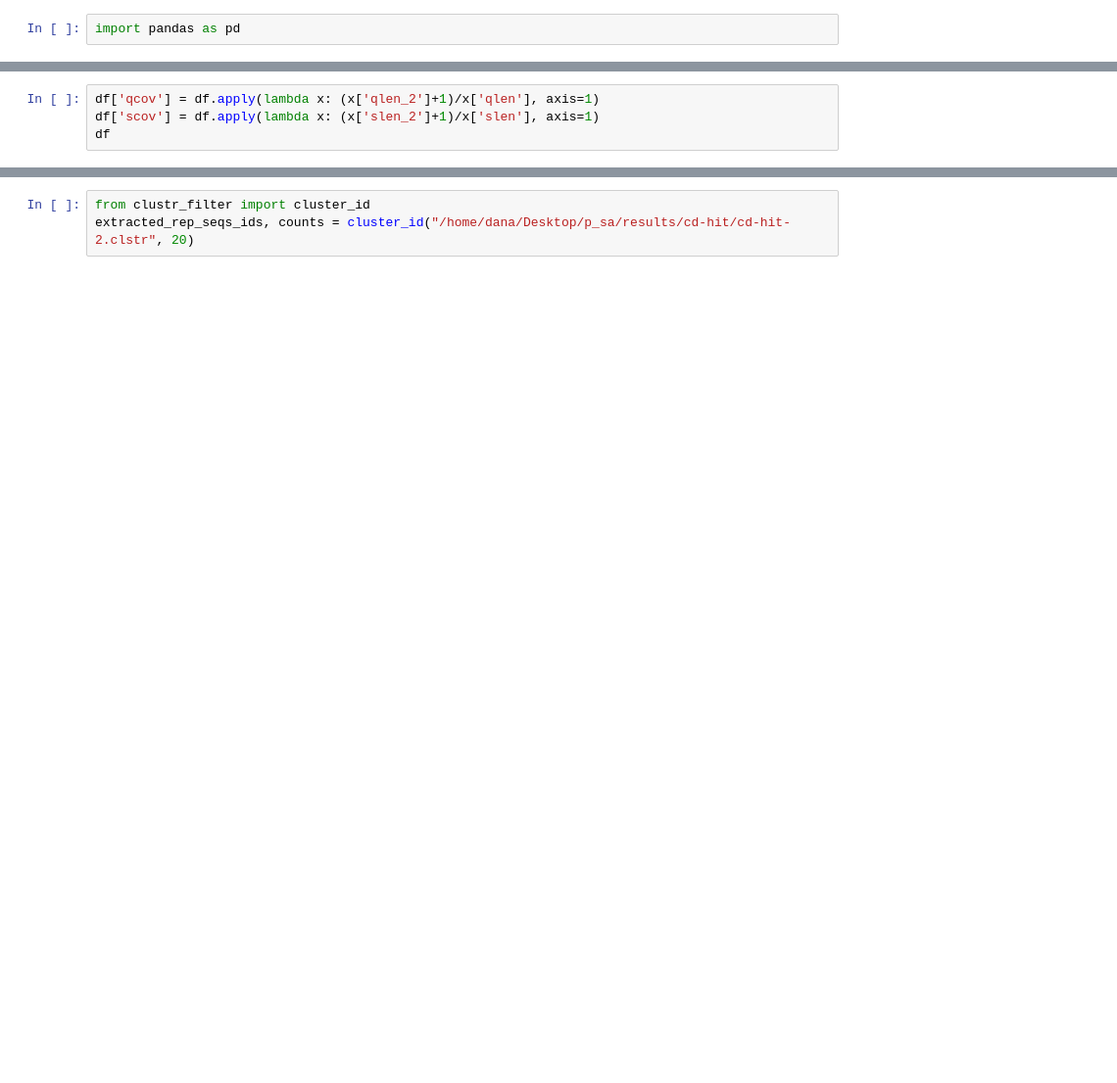
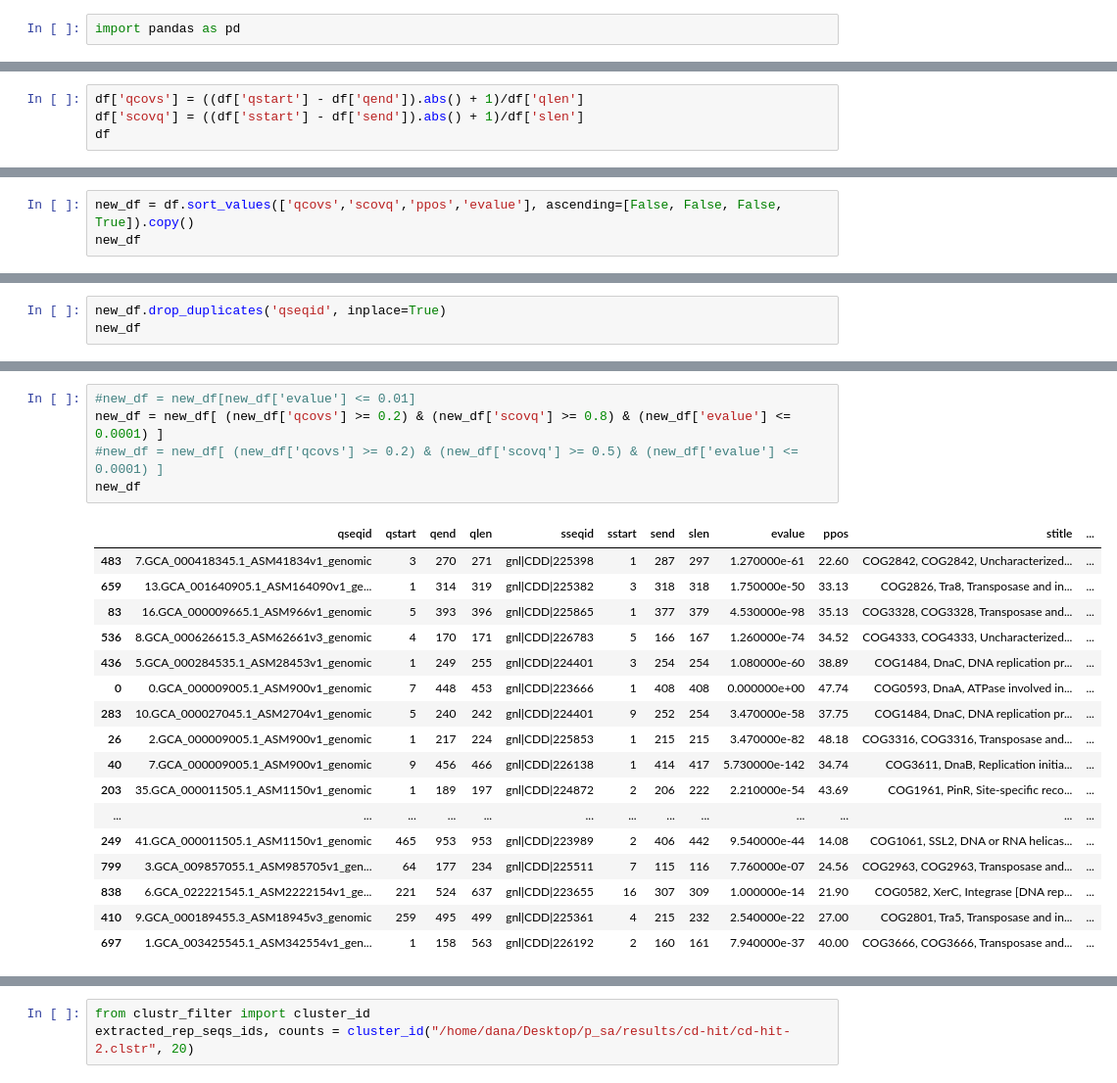
Before and after one commit to Dana162001/Transposons_Analysis, a Jupyter notebook: notebooks/df_cog.ipynb, the cells around one changed output, grey strips where cells are left out. Shown at 98% size. Cells and saved outputs as stored; diff of their text form; blank space fills up the shorter version.

```diff
--- a/notebooks/df_cog.ipynb
+++ b/notebooks/df_cog.ipynb
@@ -40,4 +25,0 @@ df
-# %%
-df['qcov'] = df.apply(lambda x: (x['qlen_2']+1)/x['qlen'], axis=1)
-df['scov'] = df.apply(lambda x: (x['slen_2']+1)/x['slen'], axis=1)
-df
@@ -57,0 +26,4 @@ df
+# %%
+df['qcovs'] = ((df['qstart'] - df['qend']).abs() + 1)/df['qlen']
+df['scovq'] = ((df['sstart'] - df['send']).abs() + 1)/df['slen']
+df
@@ -126,0 +50,3 @@ ppos_df
+# %%
+new_df = df.sort_values(['qcovs','scovq','ppos','evalue'], ascending=[False, False, False, True]).copy()
+new_df
@@ -126,0 +67,3 @@ ppos_df
+# %%
+new_df.drop_duplicates('qseqid', inplace=True)
+new_df
@@ -126,0 +84,23 @@ ppos_df
+# %%
+#new_df = new_df[new_df['evalue'] <= 0.01]
+new_df = new_df[ (new_df['qcovs'] >= 0.2) & (new_df['scovq'] >= 0.8) & (new_df['evalue'] <= 0.0001) ]
+#new_df = new_df[ (new_df['qcovs'] >= 0.2) & (new_df['scovq'] >= 0.5) & (new_df['evalue'] <= 0.0001) ]
+new_df
+# %% [output]
+|  | qseqid | qstart | qend | qlen | sseqid | sstart | send | slen | evalue | ppos | stitle | ... |
+| 483 | 7.GCA_000418345.1_ASM41834v1_genomic | 3 | 270 | 271 | gnl|CDD|225398 | 1 | 287 | 297 | 1.270000e-61 | 22.60 | COG2842, COG2842, Uncharacterized... | ... |
+| 659 | 13.GCA_001640905.1_ASM164090v1_ge... | 1 | 314 | 319 | gnl|CDD|225382 | 3 | 318 | 318 | 1.750000e-50 | 33.13 | COG2826, Tra8, Transposase and in... | ... |
+| 83 | 16.GCA_000009665.1_ASM966v1_genomic | 5 | 393 | 396 | gnl|CDD|225865 | 1 | 377 | 379 | 4.530000e-98 | 35.13 | COG3328, COG3328, Transposase and... | ... |
+| 536 | 8.GCA_000626615.3_ASM62661v3_genomic | 4 | 170 | 171 | gnl|CDD|226783 | 5 | 166 | 167 | 1.260000e-74 | 34.52 | COG4333, COG4333, Uncharacterized... | ... |
+| 436 | 5.GCA_000284535.1_ASM28453v1_genomic | 1 | 249 | 255 | gnl|CDD|224401 | 3 | 254 | 254 | 1.080000e-60 | 38.89 | COG1484, DnaC, DNA replication pr... | ... |
+| 0 | 0.GCA_000009005.1_ASM900v1_genomic | 7 | 448 | 453 | gnl|CDD|223666 | 1 | 408 | 408 | 0.000000e+00 | 47.74 | COG0593, DnaA, ATPase involved in... | ... |
+| 283 | 10.GCA_000027045.1_ASM2704v1_genomic | 5 | 240 | 242 | gnl|CDD|224401 | 9 | 252 | 254 | 3.470000e-58 | 37.75 | COG1484, DnaC, DNA replication pr... | ... |
+| 26 | 2.GCA_000009005.1_ASM900v1_genomic | 1 | 217 | 224 | gnl|CDD|225853 | 1 | 215 | 215 | 3.470000e-82 | 48.18 | COG3316, COG3316, Transposase and... | ... |
+| 40 | 7.GCA_000009005.1_ASM900v1_genomic | 9 | 456 | 466 | gnl|CDD|226138 | 1 | 414 | 417 | 5.730000e-142 | 34.74 | COG3611, DnaB, Replication initia... | ... |
+| 203 | 35.GCA_000011505.1_ASM1150v1_genomic | 1 | 189 | 197 | gnl|CDD|224872 | 2 | 206 | 222 | 2.210000e-54 | 43.69 | COG1961, PinR, Site-specific reco... | ... |
+| ... | ... | ... | ... | ... | ... | ... | ... | ... | ... | ... | ... | ... |
+| 249 | 41.GCA_000011505.1_ASM1150v1_genomic | 465 | 953 | 953 | gnl|CDD|223989 | 2 | 406 | 442 | 9.540000e-44 | 14.08 | COG1061, SSL2, DNA or RNA helicas... | ... |
+| 799 | 3.GCA_009857055.1_ASM985705v1_gen... | 64 | 177 | 234 | gnl|CDD|225511 | 7 | 115 | 116 | 7.760000e-07 | 24.56 | COG2963, COG2963, Transposase and... | ... |
+| 838 | 6.GCA_022221545.1_ASM2222154v1_ge... | 221 | 524 | 637 | gnl|CDD|223655 | 16 | 307 | 309 | 1.000000e-14 | 21.90 | COG0582, XerC, Integrase [DNA rep... | ... |
+| 410 | 9.GCA_000189455.3_ASM18945v3_genomic | 259 | 495 | 499 | gnl|CDD|225361 | 4 | 215 | 232 | 2.540000e-22 | 27.00 | COG2801, Tra5, Transposase and in... | ... |
+| 697 | 1.GCA_003425545.1_ASM342554v1_gen... | 1 | 158 | 563 | gnl|CDD|226192 | 2 | 160 | 161 | 7.940000e-37 | 40.00 | COG3666, COG3666, Transposase and... | ... |
```
Also changed, not shown: parts of 22 cells of this notebook, 12 other files.
